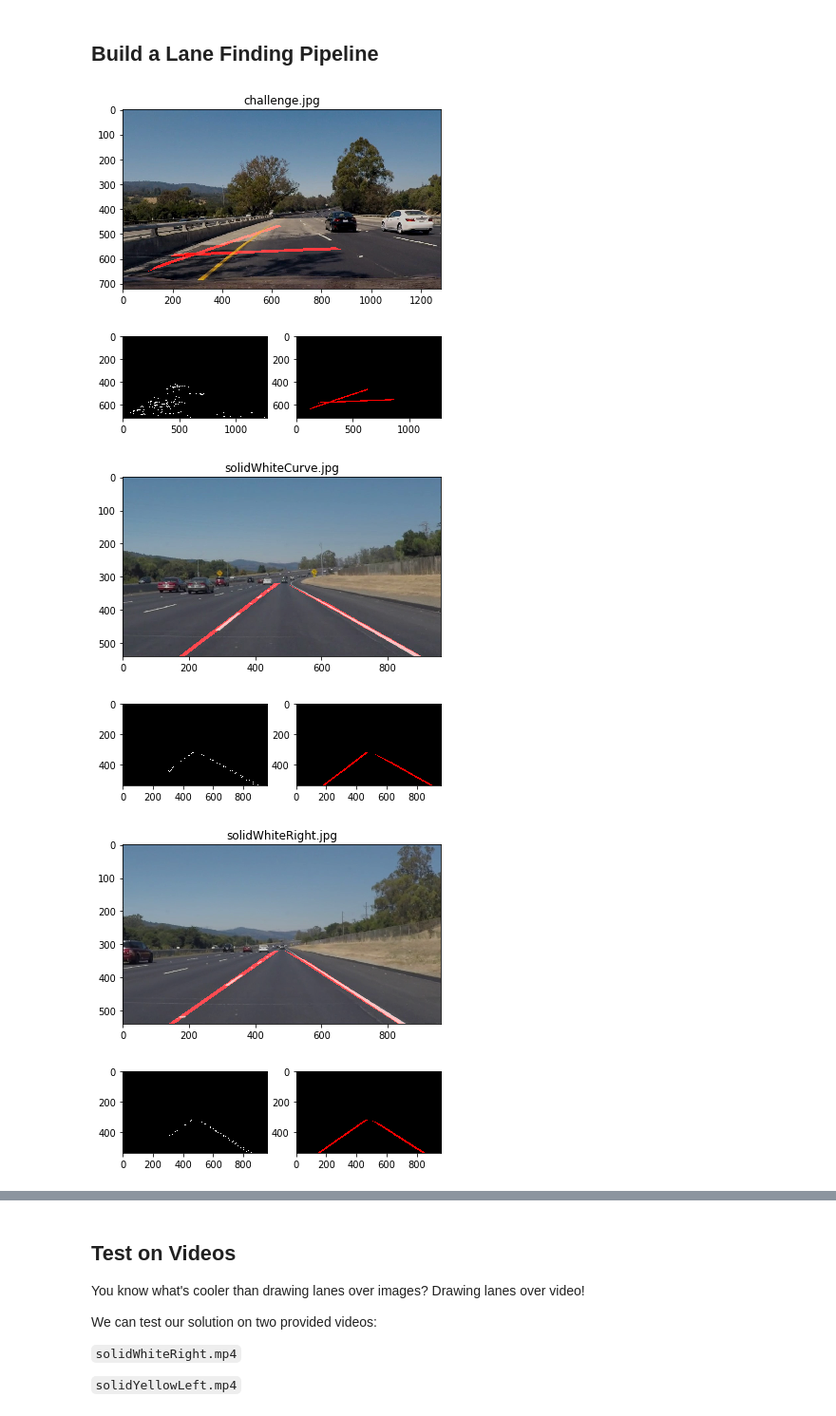
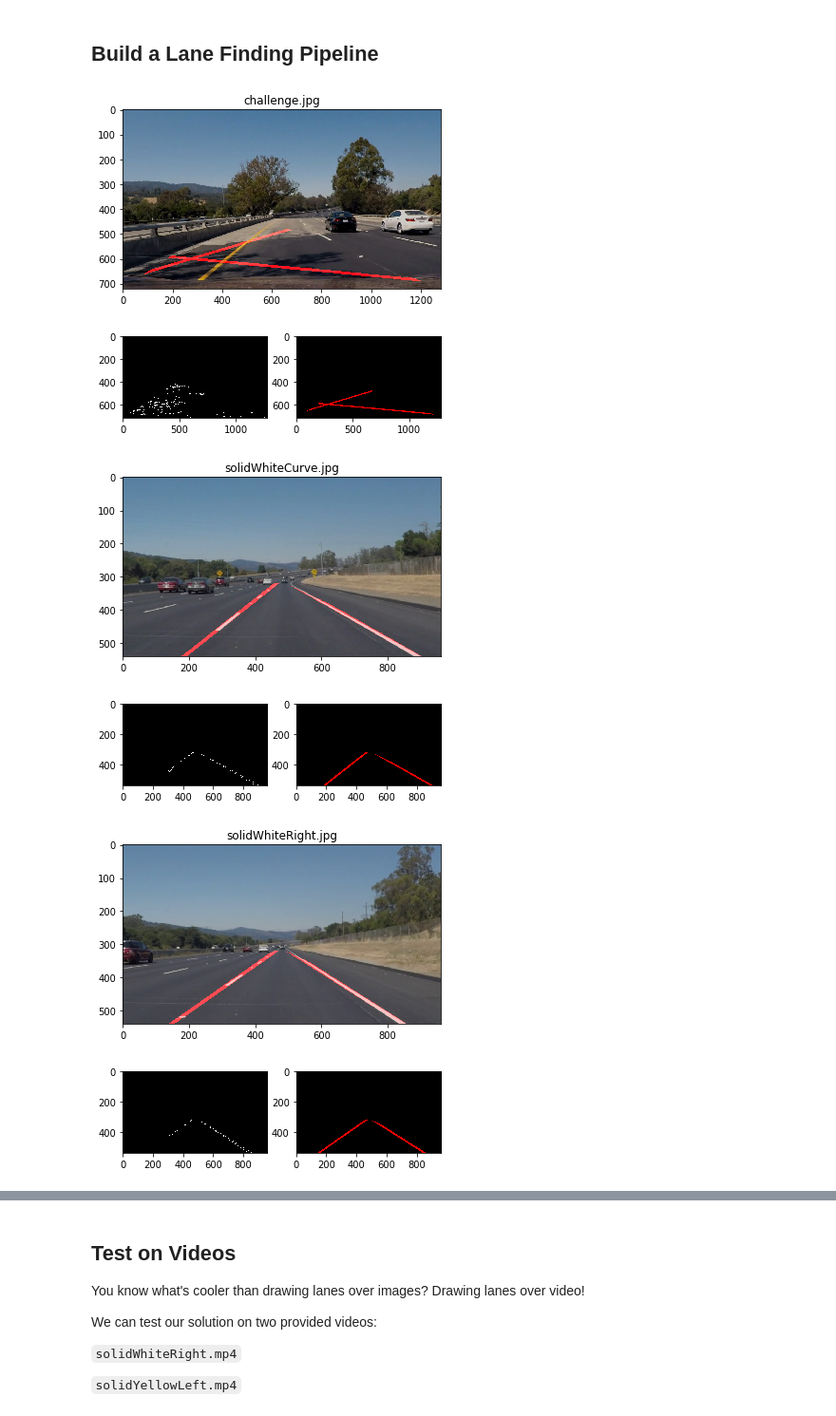
Before and after one commit to Merberg/CarND-LaneLines-P1, a Jupyter notebook: P1.ipynb, the cells around one changed output, grey strips where cells are left out. Shown at 95% size. Cells and saved outputs as stored; diff of their text form; code cells hidden in the pictures.

Commit message:
better Hough outputs

```diff
--- a/P1.ipynb
+++ b/P1.ipynb
@@ -244,9 +244,9 @@ i = 0
 gaussian_kernel_size = 5
 hough_rho = 2
 hough_theta = np.pi/180
-hough_threshold = 15
-hough_min_line_len = 40
-hough_max_line_gap = 20
+hough_threshold = 50
+hough_min_line_len = 20
+hough_max_line_gap = 100
 
 for names in testImages:
     if names.endswith(".jpg"):
@@ -261,35 +261,35 @@ for names in testImages:
 
         # Mask the ROI
         imshape = imagesList[i].shape
         skyHorz = imshape[0]/2 + 50
         vertices = np.array([[(0,imshape[0]),(460, skyHorz), (490, skyHorz), (imshape[1],imshape[0])]], dtype=np.int32)
         maskedList.append(region_of_interest(edgesList[i], vertices))
 
         # Hough transform
         extrapolateList.append(hough_lines(maskedList[i], hough_rho, hough_theta, hough_threshold, hough_min_line_len, hough_max_line_gap))
 
         # Reapply the mask to remove the additional extrapolation data
         linesList.append(region_of_interest(extrapolateList[i], vertices))
 
         # Results
         resultsList.append(weighted_img(linesList[i], imagesList[i]))
 
         #plotting
         plt.figure()
         plt.imshow(resultsList[i])
         plt.title(names)
         cv2.imwrite("test_images_output/" + names, cv2.cvtColor(resultsList[i], cv2.COLOR_RGB2BGR))
 
         plt.figure()
         plt.subplot(121)
         plt.imshow(maskedList[i], cmap='gray')
         plt.subplot(122)
         plt.imshow(linesList[i], cmap='gray')
 
         i = i + 1
 # %% [output]
-[figure, old version]
+[figure, new version]
-[figure, old version]
+[figure, new version]
 [figure]
 [figure]
 [figure]
```
Also changed, not shown: parts of 2 cells of this notebook.
